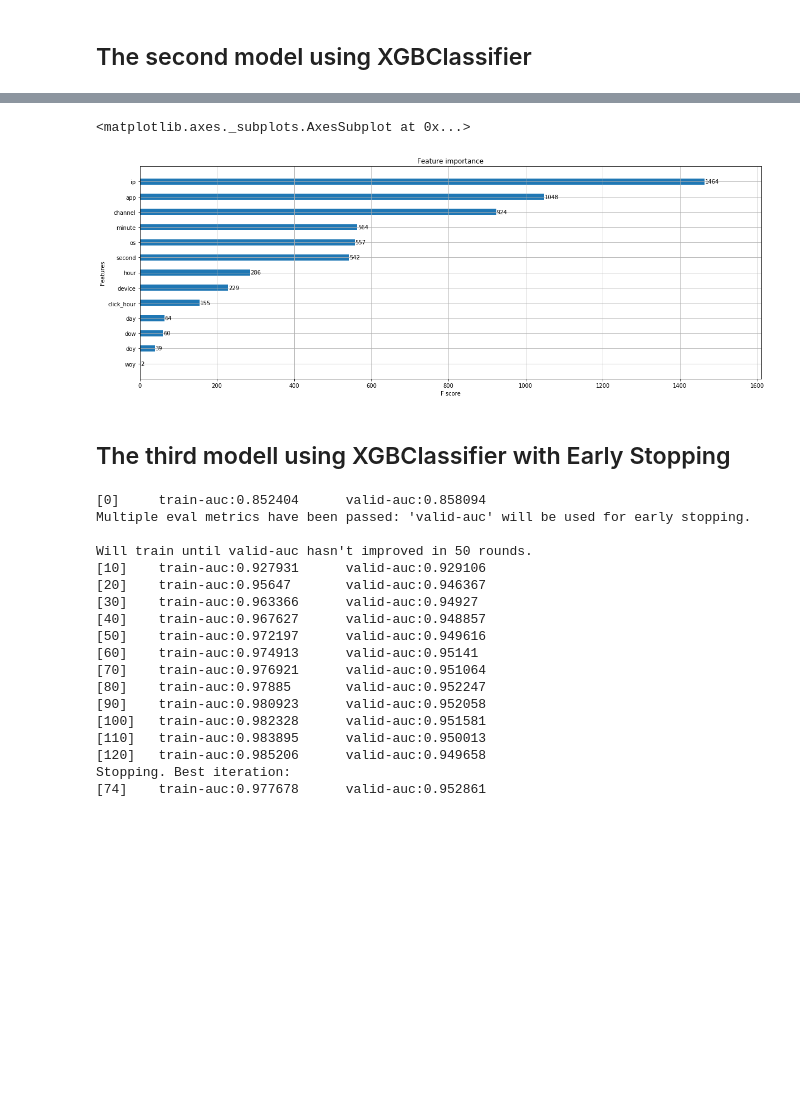
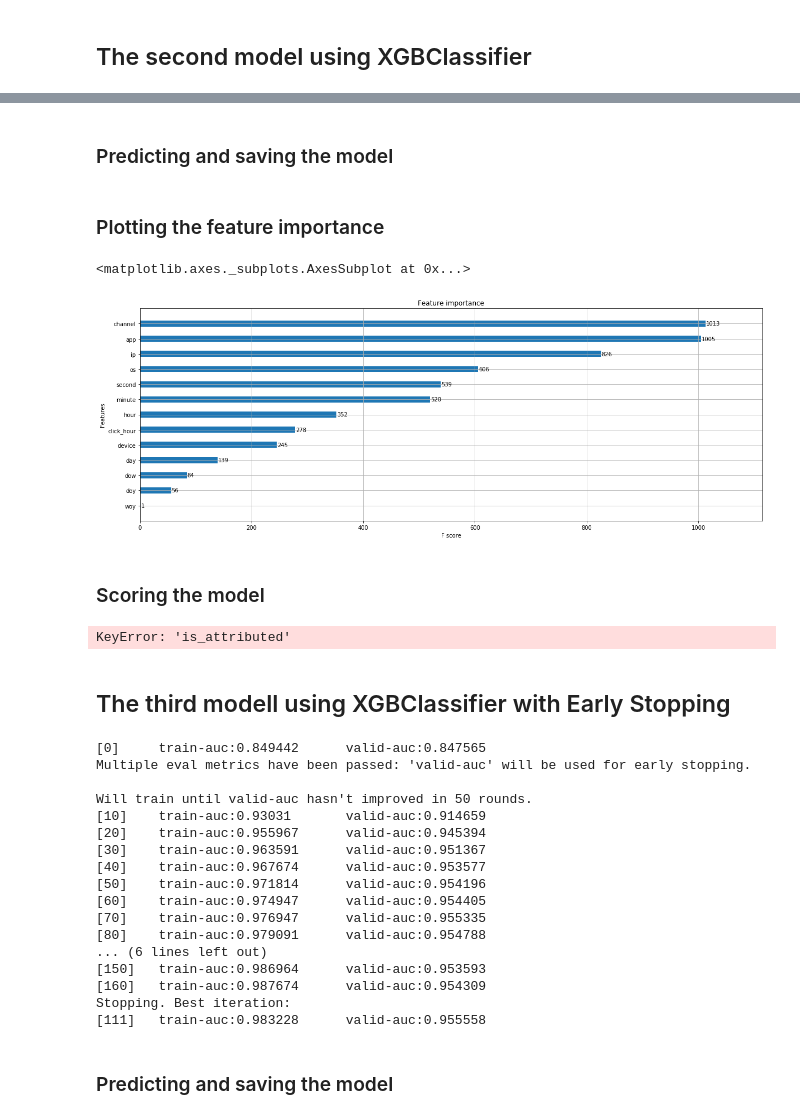
Before and after one commit to 181192/DAT158ML-Oblig02, a Jupyter notebook: Fraud Detection.ipynb, the cells around one changed output, grey strips where cells are left out. Saved outputs shown, nothing was run; the diff lists cells and outputs as text; code cells hidden in the pictures; blank space fills up the shorter version.

Commit message:
Add subsections on models

```diff
--- a/Fraud Detection.ipynb
+++ b/Fraud Detection.ipynb
@@ -822 +814,3 @@ XGBClassifier(base_score=0.5, booster='gbtree', colsample_bylevel=0.7,
+# %% [markdown]
+### Predicting and saving the model
 # %%
@@ -827,14 +821,25 @@ model.load_model('cfl_xgboost_1.model')  # load data
 # %%
 sub['is_attributed'] = model.predict(xgtest)
 sub.to_csv('sub_clf_xgboost_1.csv',index=False)
+# %% [markdown]
+### Plotting the feature importance
 # %%
 from xgboost import plot_importance
 
 fig, ax = plt.subplots(figsize=(20, 7))
-plot_importance(clf_xgBoost, ax=ax, height=0.4)
+plot_importance(model, ax=ax, height=0.4)
 # %% [output]
 <matplotlib.axes._subplots.AxesSubplot at 0x...>
-[figure, old version]
+[figure, new version]
+# %% [markdown]
+### Scoring the model
+# %%
+from sklearn.metrics import accuracy_score
+
+accuracy = accuracy_score(y_test, sub['is_attributed'])
+print("Accuracy: %.2f%%" % (accuracy * 100.0))
+# %% [output]
+KeyError: 'is_attributed'
 # %% [markdown]
 ## The third modell using XGBClassifier with Early Stopping
 # %%
@@ -855,30 +860,29 @@ params = {
     "predictor":'gpu_predictor',
 }
 
-X_train, X_test, y_train, y_test = train_test_split(train, y, test_size=0.1, random_state=99)
-
 watchlist = [(xgb.DMatrix(X_train, y_train), 'train'), (xgb.DMatrix(X_test, y_test), 'valid')]
 
 model = xgb.train(params, xgb.DMatrix(X_train, y_train), 300, watchlist, maximize=True, early_stopping_rounds = 50, verbose_eval=10)
 # %% [output]
-[0]     train-auc:0.852404      valid-auc:0.858094
+[0]     train-auc:0.849442      valid-auc:0.847565
 Multiple eval metrics have been passed: 'valid-auc' will be used for early stopping.
 
 Will train until valid-auc hasn't improved in 50 rounds.
-[10]    train-auc:0.927931      valid-auc:0.929106
-[20]    train-auc:0.95647       valid-auc:0.946367
-[30]    train-auc:0.963366      valid-auc:0.94927
-[40]    train-auc:0.967627      valid-auc:0.948857
-[50]    train-auc:0.972197      valid-auc:0.949616
-[60]    train-auc:0.974913      valid-auc:0.95141
-[70]    train-auc:0.976921      valid-auc:0.951064
-[80]    train-auc:0.97885       valid-auc:0.952247
-[90]    train-auc:0.980923      valid-auc:0.952058
-[100]   train-auc:0.982328      valid-auc:0.951581
-[110]   train-auc:0.983895      valid-auc:0.950013
-[120]   train-auc:0.985206      valid-auc:0.949658
+[10]    train-auc:0.93031       valid-auc:0.914659
+[20]    train-auc:0.955967      valid-auc:0.945394
+[30]    train-auc:0.963591      valid-auc:0.951367
+[40]    train-auc:0.967674      valid-auc:0.953577
+[50]    train-auc:0.971814      valid-auc:0.954196
+[60]    train-auc:0.974947      valid-auc:0.954405
+[70]    train-auc:0.976947      valid-auc:0.955335
+[80]    train-auc:0.979091      valid-auc:0.954788
+... (6 lines left out)
+[150]   train-auc:0.986964      valid-auc:0.953593
+[160]   train-auc:0.987674      valid-auc:0.954309
 Stopping. Best iteration:
-[74]    train-auc:0.977678      valid-auc:0.952861
+[111]   train-auc:0.983228      valid-auc:0.955558
+# %% [markdown]
+### Predicting and saving the model
 # %%
 sub['is_attributed'] = model.predict(xgtest)
 sub.to_csv('sub_clf_xgboost_2.csv',index=False)
```
Also changed, not shown: parts of 36 cells of this notebook, 2 other files.
